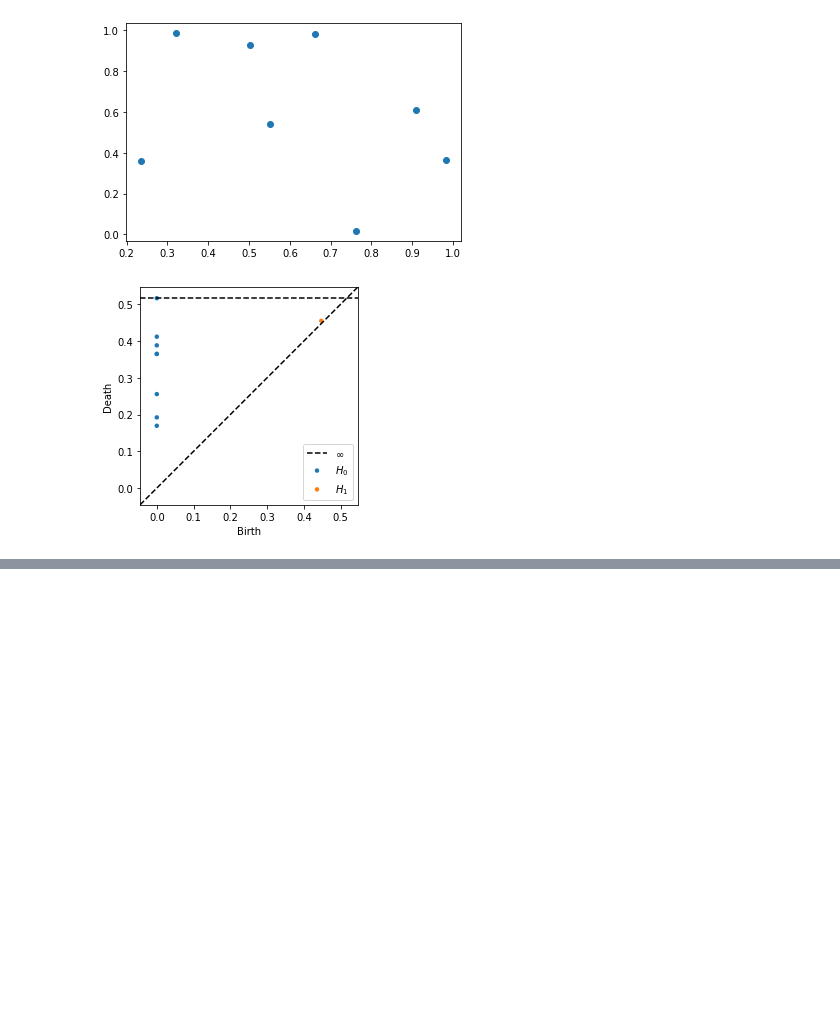
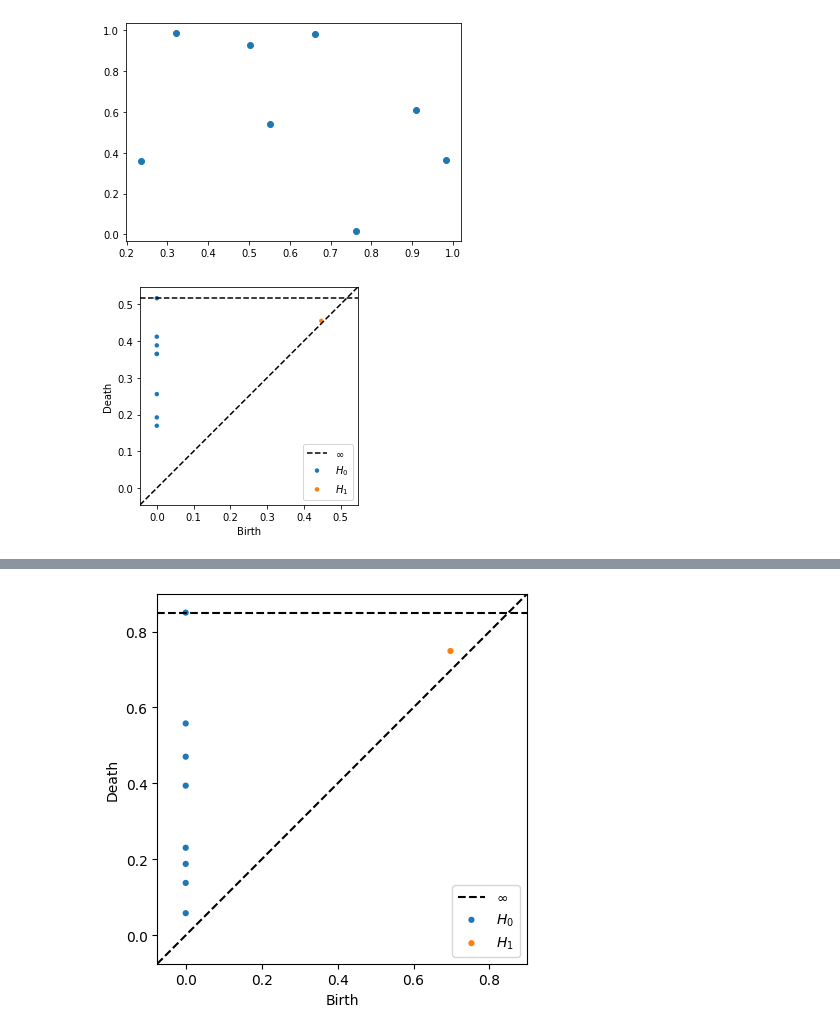
Before and after one commit to almartcas/TFG, a Jupyter notebook: Comparacion_PD.ipynb, the cells around one changed output, grey strips where cells are left out. Drawn from its saved outputs; the diff is of its cells as text; code cells hidden in the pictures; blank space fills up the shorter version.

```diff
--- a/Comparacion_PD.ipynb
+++ b/Comparacion_PD.ipynb
@@ -78,0 +89,5 @@ diagrams
+# %%
+diagrams2 = ripser(data2)['dgms']
+plot_diagrams(diagrams2, show=True)
+# %% [output]
+[figure, added]
```
Also changed, not shown: parts of 22 cells of this notebook.
